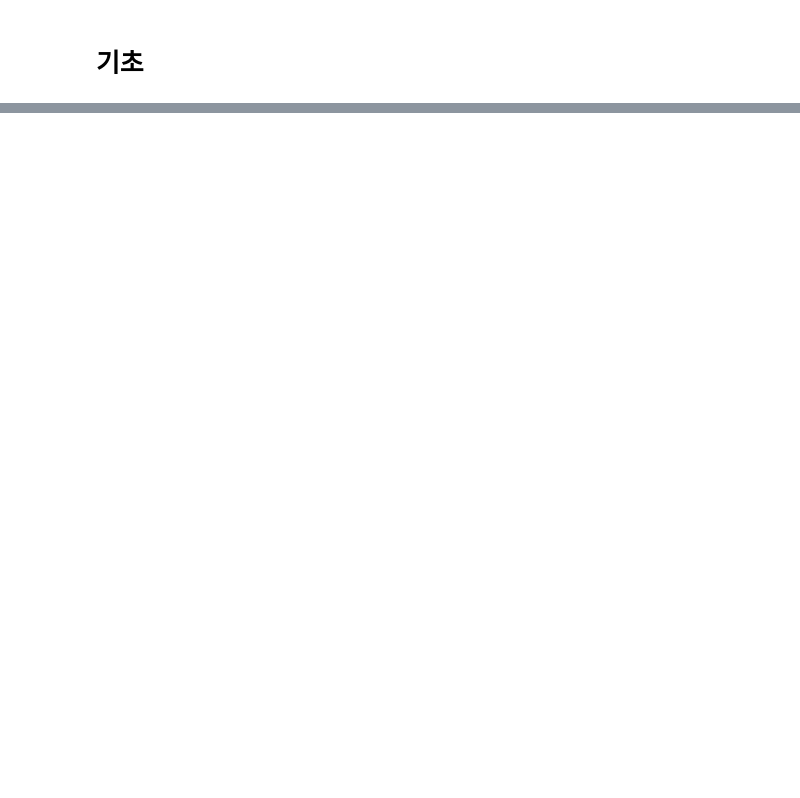
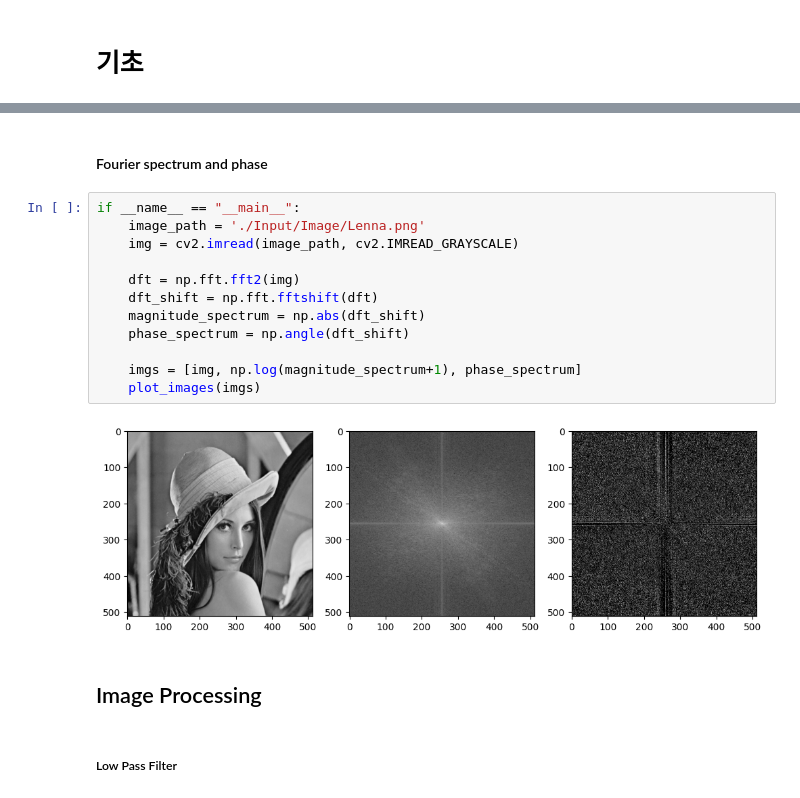
Before and after one commit to kyun1016/DeepLearning, a Jupyter notebook: 240820_Computer_Vision/kernel.ipynb, the cells around one changed output, grey strips where cells are left out. Cells and saved outputs as stored; diff of their text form; blank space fills up the shorter version.

```diff
--- a/240820_Computer_Vision/kernel.ipynb
+++ b/240820_Computer_Vision/kernel.ipynb
@@ -51,0 +95,20 @@ if __name__ == "__main__":
+# %% [markdown]
+#### Fourier spectrum and phase
+# %%
+if __name__ == "__main__":
+    image_path = './Input/Image/Lenna.png'
+    img = cv2.imread(image_path, cv2.IMREAD_GRAYSCALE)
+
+    dft = np.fft.fft2(img)
+    dft_shift = np.fft.fftshift(dft)
+    magnitude_spectrum = np.abs(dft_shift)
+    phase_spectrum = np.angle(dft_shift)
+
+    imgs = [img, np.log(magnitude_spectrum+1), phase_spectrum]
+    plot_images(imgs)
+# %% [output]
+[figure, added]
+# %% [markdown]
+## Image Processing
+# %% [markdown]
+##### Low Pass Filter
```
Also changed, not shown: parts of 7 cells of this notebook, 1 other file.
